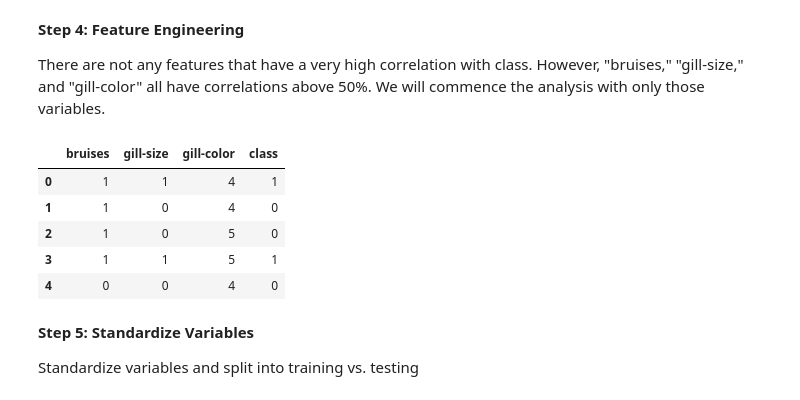
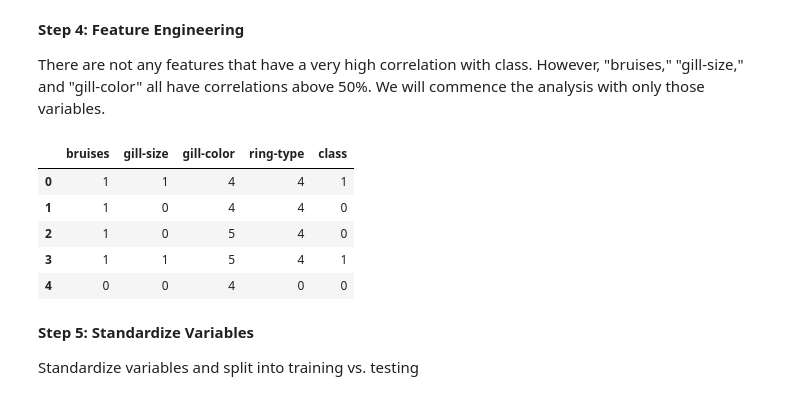
Before and after one commit to artolon/Final-Project, a Jupyter notebook: Part2_Mushroom-Models.ipynb, the cells around one changed output. Saved outputs shown, nothing was run; the diff lists cells and outputs as text; code cells hidden in the pictures.

```diff
--- a/Part2_Mushroom-Models.ipynb
+++ b/Part2_Mushroom-Models.ipynb
@@ -222,15 +230,15 @@ plt.show()
 There are not any features that have a very high correlation with class. However, "bruises," "gill-size," and "gill-color" all have correlations above 50%. We will commence the analysis with only those variables.
 # %%
 # Create refined data set with only those variables
-mushroom_final = mushroom_num2[['bruises', 'gill-size', 'gill-color', 'class']]
+mushroom_final = mushroom_num2[['bruises', 'gill-size', 'gill-color', 'ring-type', 'class']]
 mushroom_final.head()
 # %% [output]
-|  | bruises | gill-size | gill-color | class |
-| 0 | 1 | 1 | 4 | 1 |
-| 1 | 1 | 0 | 4 | 0 |
-| 2 | 1 | 0 | 5 | 0 |
-| 3 | 1 | 1 | 5 | 1 |
-| 4 | 0 | 0 | 4 | 0 |
+|  | bruises | gill-size | gill-color | ring-type | class |
+| 0 | 1 | 1 | 4 | 4 | 1 |
+| 1 | 1 | 0 | 4 | 4 | 0 |
+| 2 | 1 | 0 | 5 | 4 | 0 |
+| 3 | 1 | 1 | 5 | 4 | 1 |
+| 4 | 0 | 0 | 4 | 0 | 0 |
 # %% [markdown]
 **Step 5: Standardize Variables**
 
```
Also changed, not shown: parts of 28 cells of this notebook.
